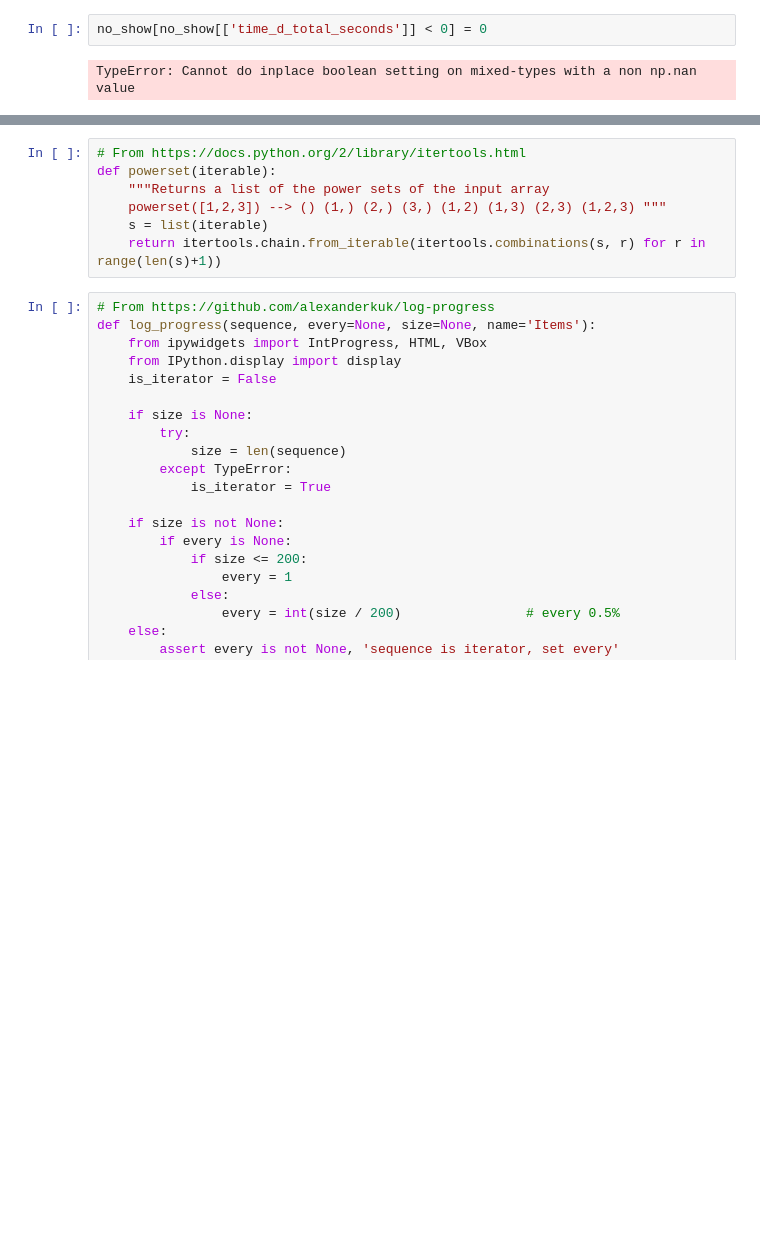
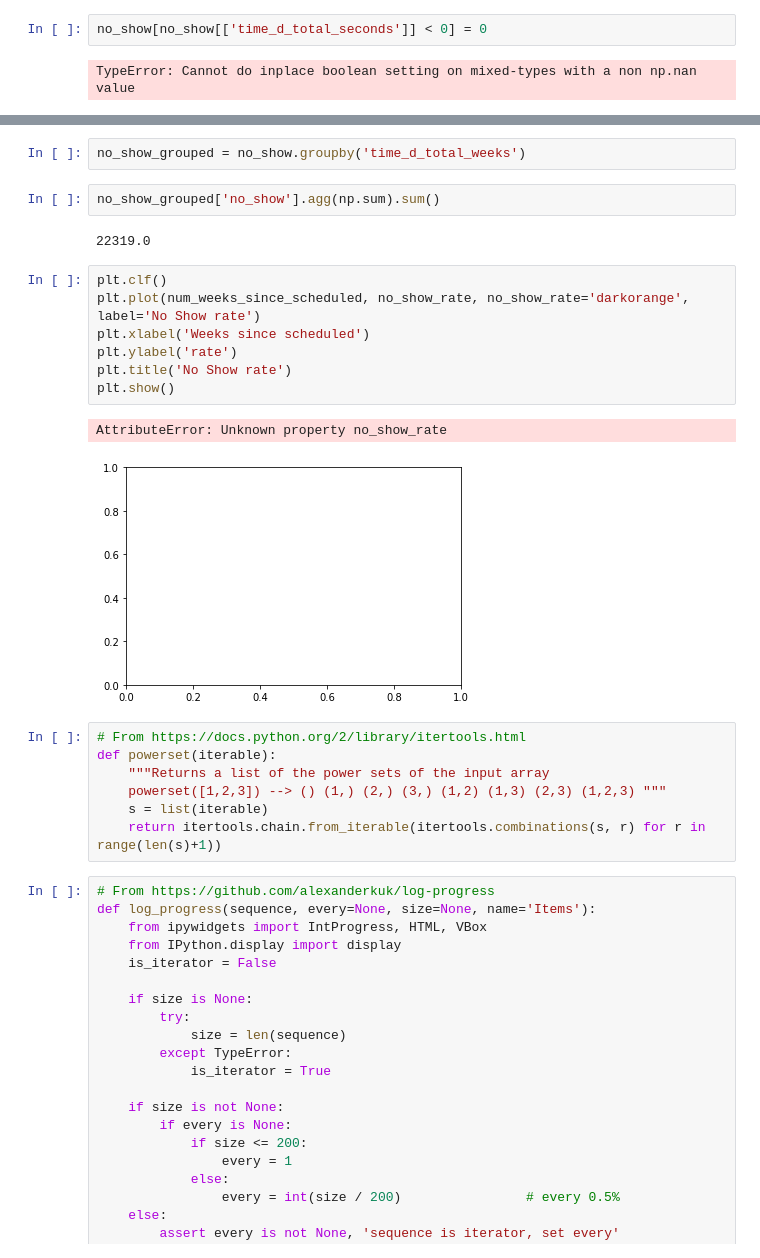
Before and after one commit to gadamc/arrived_ds, a Jupyter notebook: kaggle-sklearn-andrew.ipynb, the cells around one changed output, grey strips where cells are left out. Saved outputs shown, nothing was run; the diff lists cells and outputs as text; blank space fills up the shorter version.

```diff
--- a/kaggle-sklearn-andrew.ipynb
+++ b/kaggle-sklearn-andrew.ipynb
@@ -77,3 +116,19 @@ TypeError: Cannot do inplace boolean setting on mixed-types with a non np.nan va
+# %%
+no_show_grouped = no_show.groupby('time_d_total_weeks')
+# %%
+no_show_grouped['no_show'].agg(np.sum).sum()
+# %% [output]
+22319.0
+# %%
+plt.clf()
+plt.plot(num_weeks_since_scheduled, no_show_rate, no_show_rate='darkorange', label='No Show rate')
+plt.xlabel('Weeks since scheduled')
+plt.ylabel('rate')
+plt.title('No Show rate')
+plt.show()
+# %% [output]
+AttributeError: Unknown property no_show_rate
+[figure, added]
 # %%
 # From https://docs.python.org/2/library/itertools.html
 def powerset(iterable):
```
Also changed, not shown: parts of 20 cells of this notebook, 4 other files.
